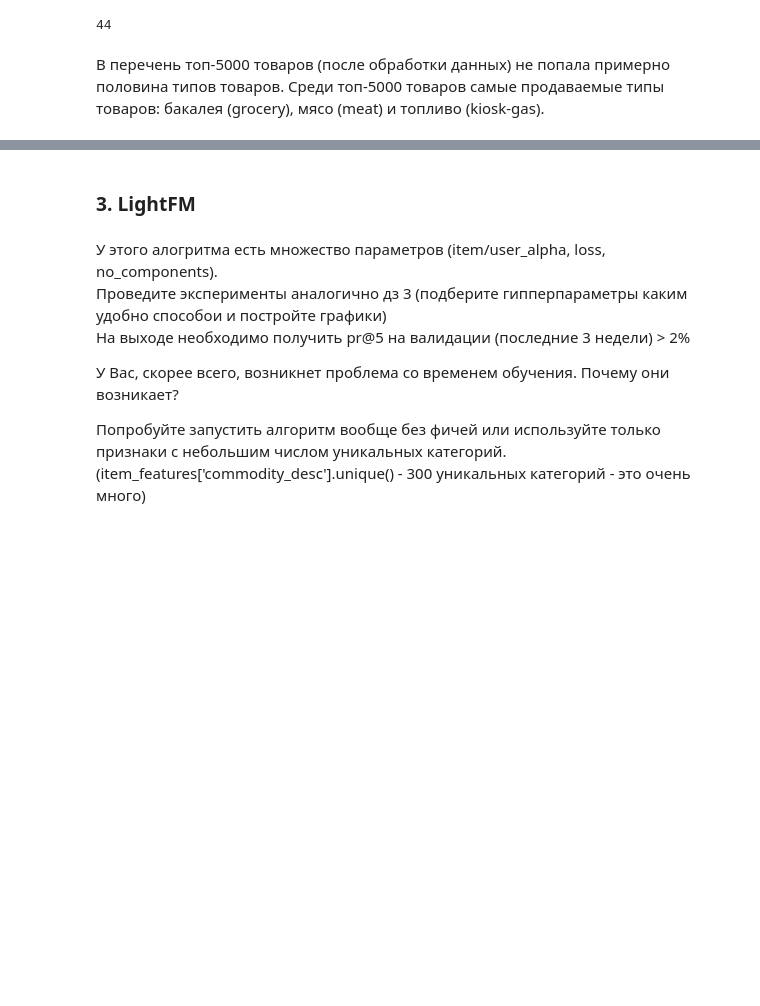
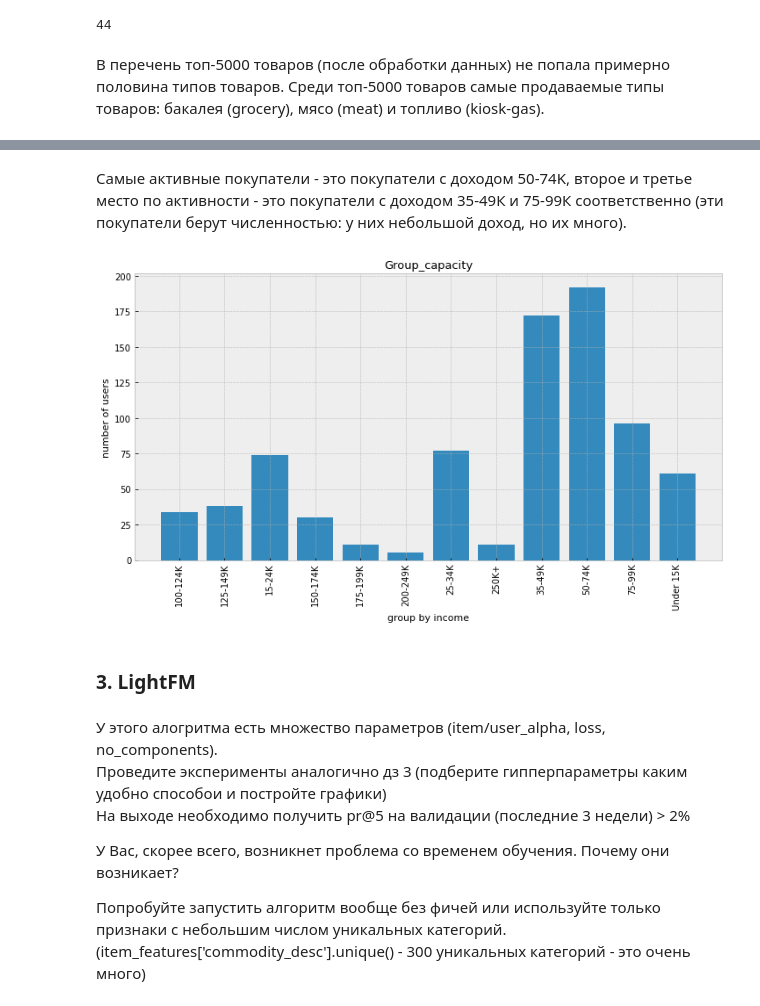
Before and after one commit to a1exkuchin/recommendation_systems, a Jupyter notebook: lesson-5.ipynb, the cells around one changed output, grey strips where cells are left out. Cells and saved outputs as stored; diff of their text form; code cells hidden in the pictures; blank space fills up the shorter version.

```diff
--- a/lesson-5.ipynb
+++ b/lesson-5.ipynb
@@ -246,3 +242,21 @@ user_group
+# %% [markdown]
+Самые активные покупатели - это покупатели с доходом 50-74K, второе и третье место по активности - это покупатели с доходом 35-49К и 75-99К соответственно (эти покупатели берут численностью: у них небольшой доход, но их много).
+# %%
+group_capacity = data_user_feat.groupby('income_desc')['user_id'].nunique().reset_index()
+
+plt.figure(figsize=(12, 6))
+
+with plt.style.context('bmh'):
+    plt.bar(group_capacity['income_desc'], group_capacity['user_id'])
+
+plt.title('Group_capacity', fontsize=13)
+plt.xlabel('group by income', fontsize=11)
+plt.ylabel('number of users', fontsize=11)
+plt.xticks(rotation = 90, va="top")
+
+plt.show()
+# %% [output]
+[figure, added]
 # %% [markdown]
 ### 3. LightFM
 # %% [markdown]
```
Also changed, not shown: parts of 7 cells of this notebook.
